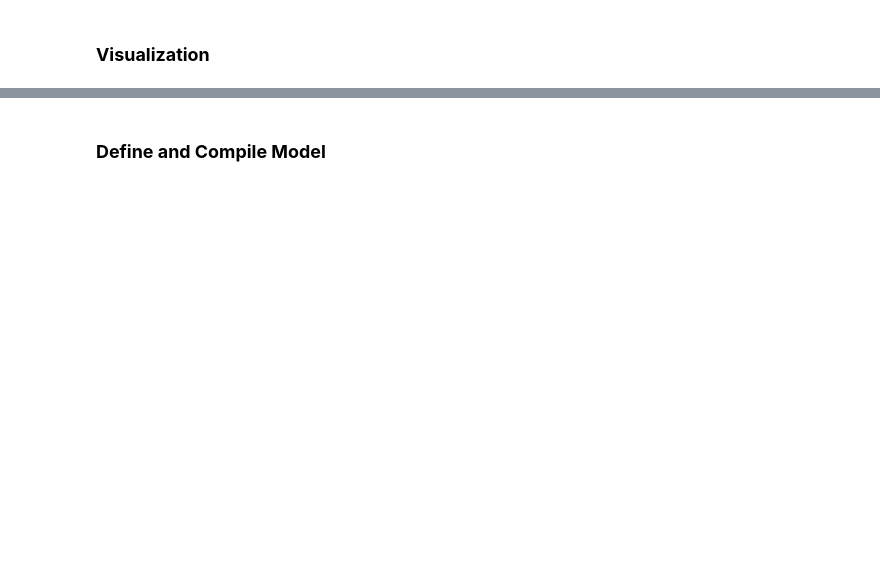
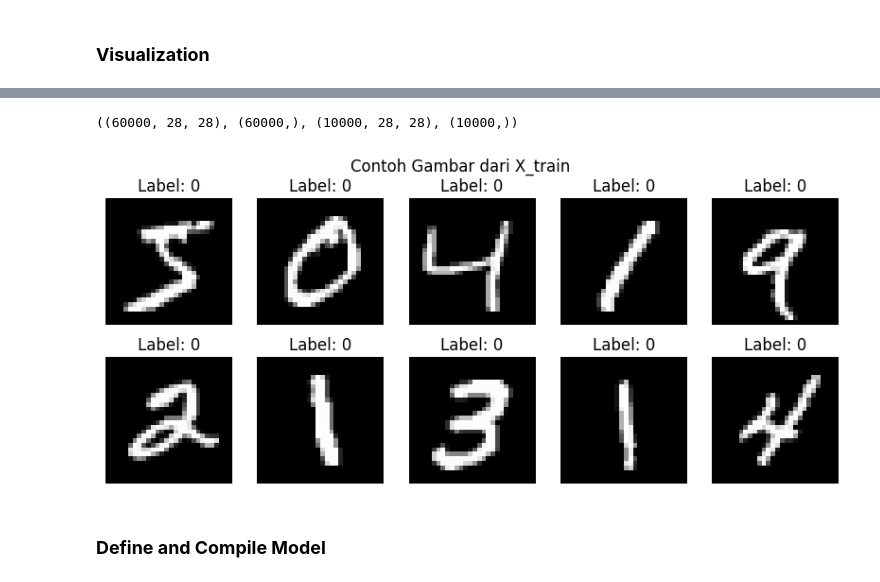
Before and after one commit to HaikalSyafie/Portofolio, a Jupyter notebook: MNIST/DeepLearning.ipynb, the cells around one changed output, grey strips where cells are left out. Saved outputs shown, nothing was run; the diff lists cells and outputs as text; code cells hidden in the pictures; blank space fills up the shorter version.

```diff
--- a/MNIST/DeepLearning.ipynb
+++ b/MNIST/DeepLearning.ipynb
@@ -220,29 +238,3 @@ Setiap gambar direpresentasikan sebagai matriks 28x28 piksel, di mana setiap pik
 Label yang menyertai gambar adalah angka digit (0-9) yang menunjukkan angka yang ditulis dalam gambar tersebut.
 
 ![maxresdefault.jpg](embedded-picture-1)
-# %%
-# Downlaod dataset MNIST dan membaginya menjadi training set dan test set
-(X_train, y_train), (X_test, y_test) = mnist.load_data()
-
-# Mengubah bentuk data agar sesuai dengan input yang diharapkan oleh model
-X_train = X_train.reshape(-1, 28, 28, 1)  # Mengubah bentuk data training menjadi (jumlah sampel, 28, 28, 1)
-X_test = X_test.reshape(-1, 28, 28, 1)  # Mengubah bentuk data test menjadi (jumlah sampel, 28, 28, 1)
-# -1: reshape otomatis menghitung ukuran dimensi berdasarkan dimensi lainnya.
-# Jika kita tidak tahu jumlah sampel (contohnya bisa berubah-ubah), kita bisa menulis -1 dan fungsi reshape akan menghitungnya secara otomatis.
-
-# Mengonversi tipe data menjadi float32
-X_train = X_train.astype('float32')
-X_test = X_test.astype('float32')
-# Mengubah tipe data dari integer menjadi float32.
-# Tipe data float digunakan dalam perhitungan karena lebih presisi dibandingkan dengan integer dan diperlukan untuk normalisasi data.
-
-# Normalisasi data agar nilai berada di rentang 0-1
-X_train /= 255
-X_test /= 255
-# Normalisasi: Membagi setiap piksel dengan 255 untuk mengubah rentang nilai piksel dari 0-255 menjadi 0-1.
-# Nilai yang lebih kecil membantu stabilitas dan kecepatan konvergensi saat melatih model neural network.
-# Nilai 255: nilai maksimum untuk piksel dalam gambar grayscale.
-
-# Mengubah label menjadi bentuk one-hot encoding
-y_train = to_categorical(y_train, 10)
-y_test = to_categorical(y_test, 10)
@@ -248,0 +244,18 @@ y_test = to_categorical(y_test, 10)
+# %%
+X_train_mnist.shape, y_train_mnist.shape, X_test_mnist.shape, y_test_mnist.shape
+# %% [output]
+((60000, 28, 28), (60000,), (10000, 28, 28), (10000,))
+# %%
+import matplotlib.pyplot as plt
+import numpy as np
+
+plt.figure(figsize=(10, 4))
+for i in range(10):
+    plt.subplot(2, 5, i+1)
+    plt.imshow(X_train_mnist[i].reshape(28,28), cmap='gray')
+    plt.title(f"Label: {np.argmax(y_train_mnist[i])}")
+    plt.axis('off')
+plt.suptitle("Contoh Gambar dari X_train")
+plt.show()
+# %% [output]
+[figure, added]
```
Also changed, not shown: parts of 37 cells of this notebook, 4 other files.
